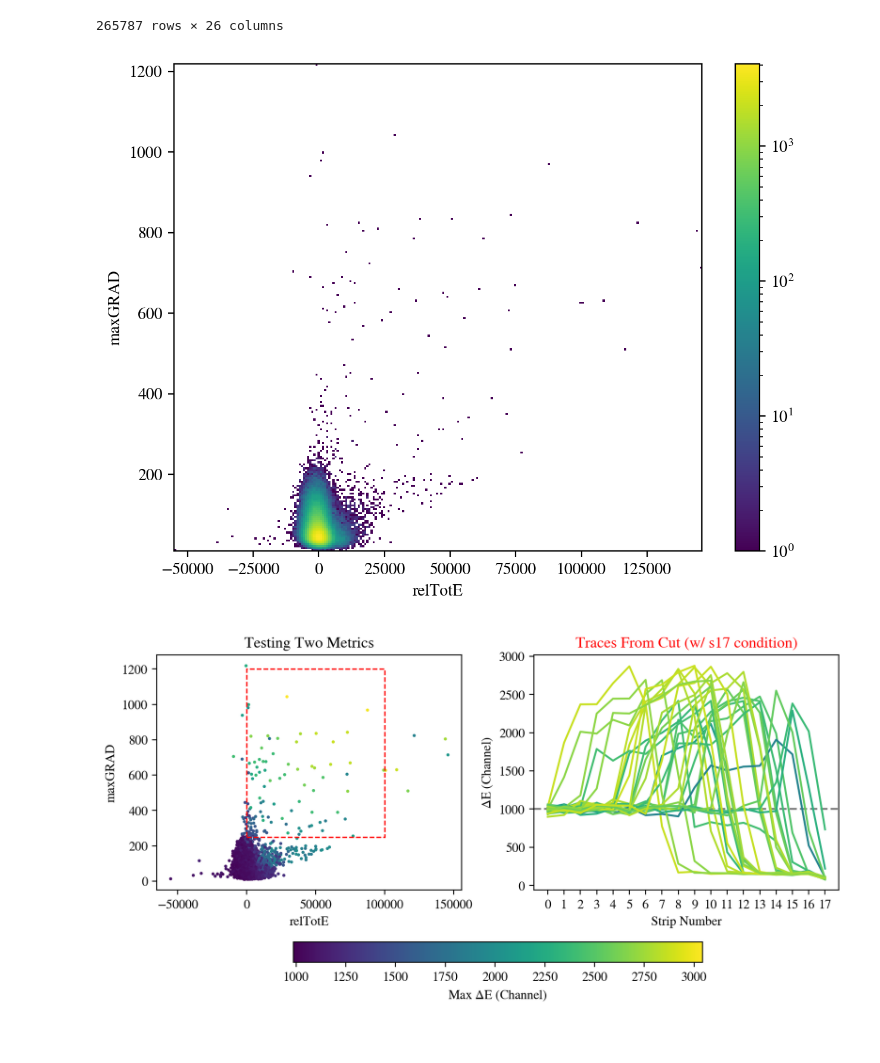
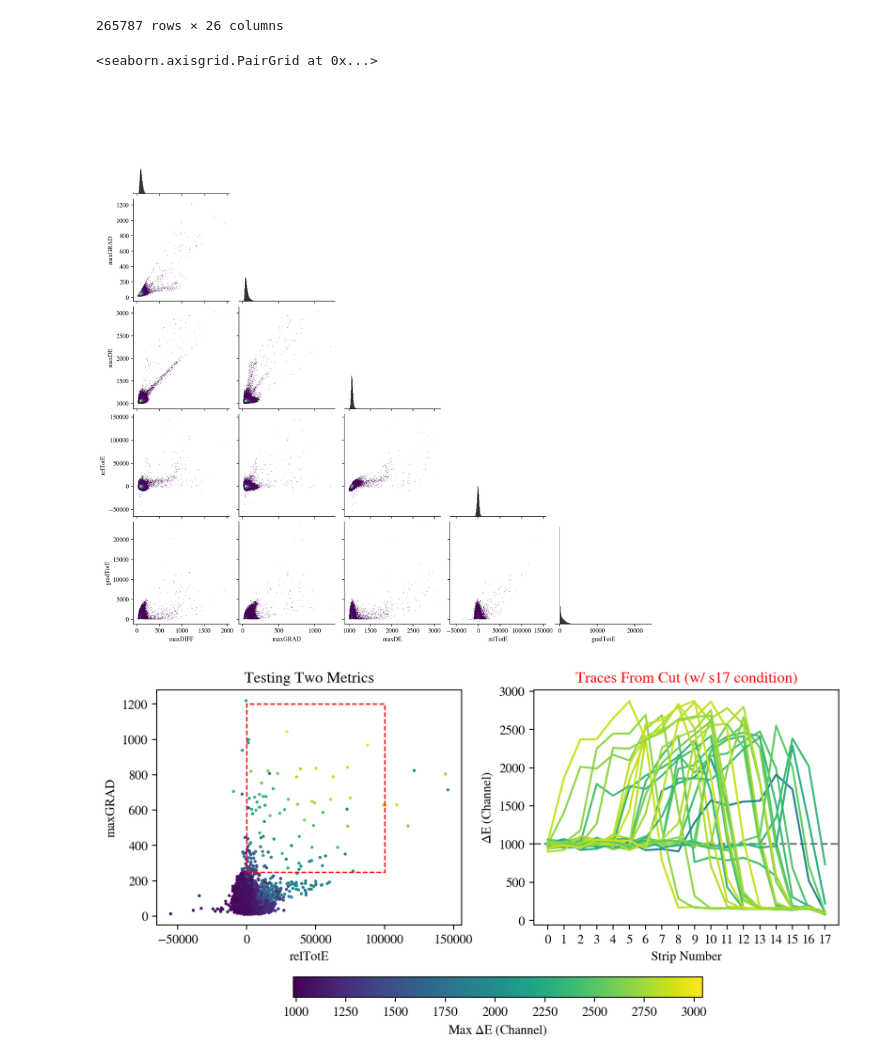
Before and after one commit to dneto1729/MUSIC_with_python, a Jupyter notebook: tutorials/7 - Finding Events of Interest with Derivatives and HDBSCAN.ipynb, the cells around one changed output. Cells and saved outputs as stored; diff of their text form; code cells hidden in the pictures.

```diff
--- a/tutorials/7 - Finding Events of Interest with Derivatives and HDBSCAN.ipynb
+++ b/tutorials/7 - Finding Events of Interest with Derivatives and HDBSCAN.ipynb
@@ -299,9 +321,11 @@ plt.show()
 # %%
-#
+# cumulative sum of trace, offset to get fusion component
 df_norm['relTotE'] = np.sum(np.cumsum(data, axis=1), axis=1) - np.sum(np.cumsum(np.tile(1000.0, 18)))
-#
+# sum over the
 grad = np.gradient(data, axis=1)
-df_norm['scaledTotE'] = np.sum(np.cumsum(grad, axis=1), axis=1)
+cs_grad = np.cumsum(grad, axis=1)
+pos_grad = np.sum(cs_grad, axis=1, where=cs_grad > 0)
+df_norm['gradTotE'] = pos_grad
 # %%
 df_norm
 # %% [output]
@@ -323,15 +345,15 @@ from matplotlib.colors import LogNorm
-# %%
-plt.hist2d(df_norm['relTotE'], df_norm['maxGRAD'], bins=250, norm=LogNorm())
-
-plt.colorbar()
-
-plt.xlabel('relTotE')
-plt.ylabel('maxGRAD')
-plt.tight_layout()
-
-plt.show()
-# %% [output]
-[figure, removed]
+# %%
+# Surpress UserWarning about changed layout
+warnings.filterwarnings('ignore')
+
+sns.pairplot(df_norm, vars=('maxDIFF', 'maxGRAD', 'maxDE', 'relTotE', 'gradTotE'),
+             kind='hist',
+             corner=True,
+             plot_kws={'bins':250, 'cmap':'viridis'},
+             diag_kws={'bins':250, 'color':'black', 'log_scale':False})
+# %% [output]
+<seaborn.axisgrid.PairGrid at 0x...>
+[figure, added]
 # %%
 yRcut = [250,1200] # [lower, upper]
 xDcut = [0,100000] # [lower, upper]
```
Also changed, not shown: parts of 11 cells of this notebook.
